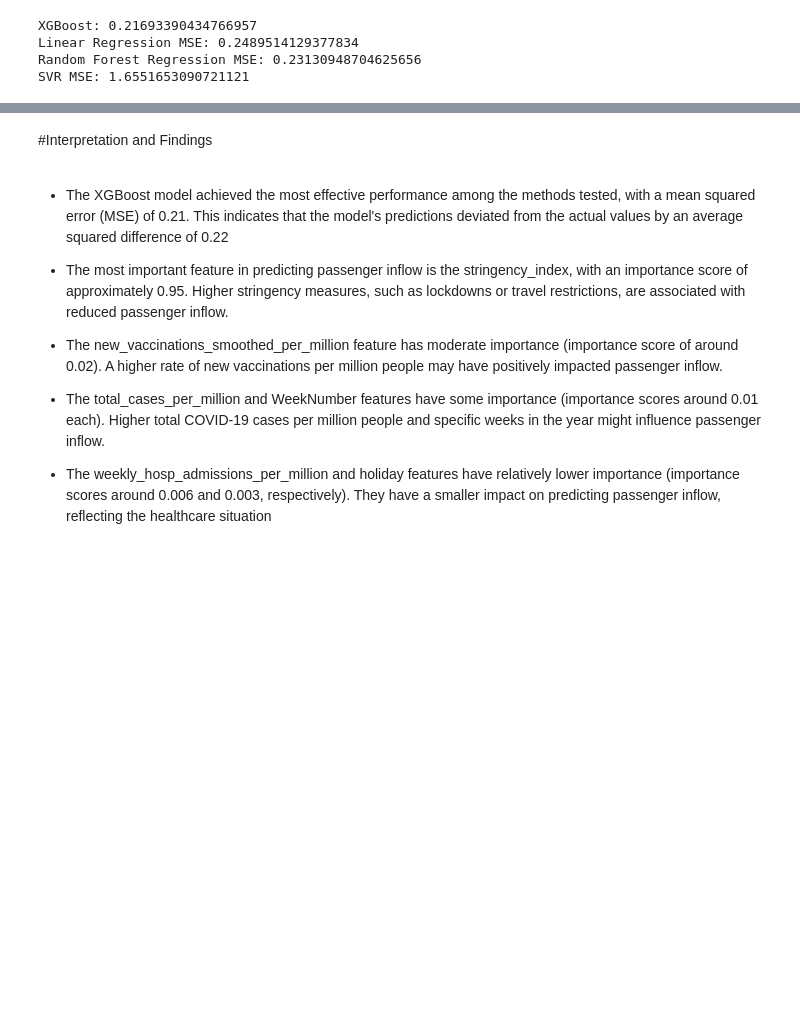
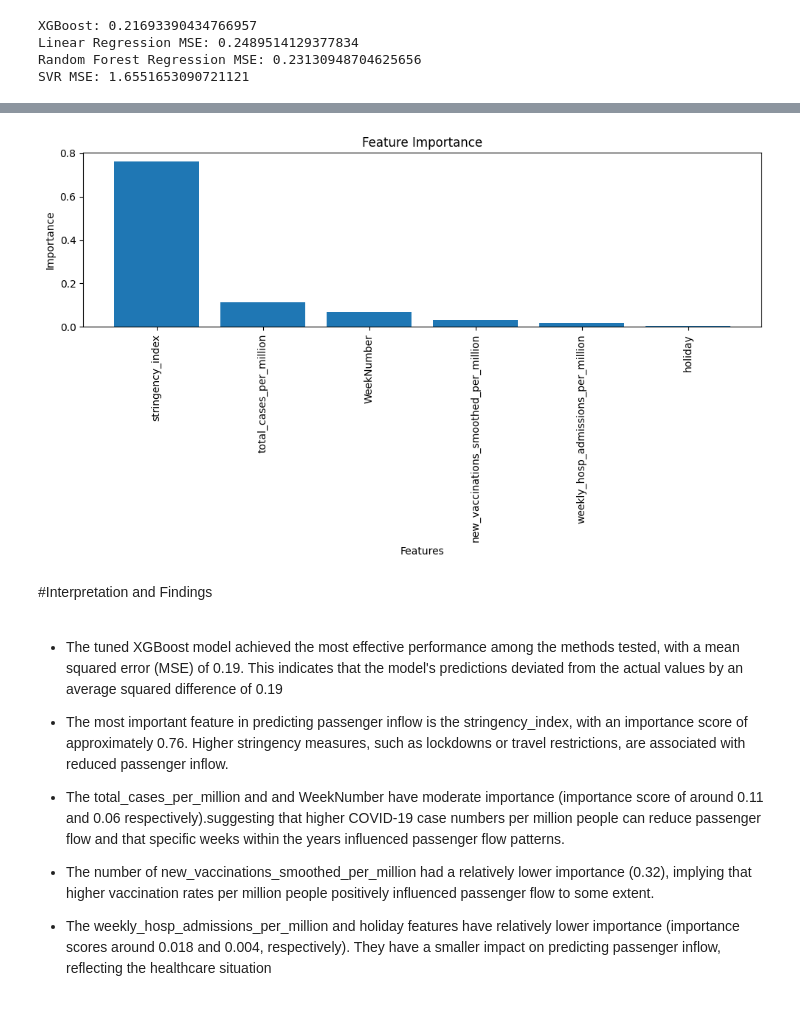
Before and after one commit to sashamongia/Airline-Pax-Traffic, a Jupyter notebook: Predicting_PassengerVolume_covid.ipynb, the cells around one changed output, grey strips where cells are left out. Saved outputs shown, nothing was run; the diff lists cells and outputs as text; code cells hidden in the pictures; blank space fills up the shorter version.

```diff
--- a/Predicting_PassengerVolume_covid.ipynb
+++ b/Predicting_PassengerVolume_covid.ipynb
@@ -663,0 +651,14 @@ Mean Squared Error: 0.22124381829343087
+# %%
+# Get the feature importances
+feature_importance = best_model.feature_importances_
+
+# Create a dictionary to store feature importance values
+feature_importance_dict = dict(zip(X_train.columns, feature_importance))
+
+# Sort the feature importance values in descending order
+sorted_feature_importance = sorted(feature_importance_dict.items(), key=lambda x: x[1], reverse=True)
+
+# Print the feature importance values
+print("Feature Importance:")
+for feature, importance in sorted_feature_importance:
+    print(f"{feature}: {importance}")
@@ -664,13 +673,32 @@ Mean Squared Error: 0.22124381829343087
+# %%
+# Create a dictionary to store feature importance values
+feature_importance_dict = dict(zip(X_train.columns, feature_importance))
+
+# Sort the feature importance values in descending order
+sorted_feature_importance = sorted(feature_importance_dict.items(), key=lambda x: x[1], reverse=True)
+
+# Extract feature names and importance values
+features, importance_values = zip(*sorted_feature_importance)
+
+# Create a bar plot
+plt.figure(figsize=(10, 6))
+plt.bar(range(len(features)), importance_values, align='center')
+plt.xticks(range(len(features)), features, rotation='vertical')
+plt.xlabel('Features')
+plt.ylabel('Importance')
+plt.title('Feature Importance')
+plt.tight_layout()
+plt.show()
+# %% [output]
+[figure, added]
 # %% [markdown]
 #Interpretation and Findings
 # %% [markdown]
-* The XGBoost model achieved the most effective performance among the
-methods tested, with a mean squared error (MSE) of 0.21. This indicates that the model's predictions deviated from the actual values by an average squared difference of 0.22
+* The tuned XGBoost model achieved the most effective performance among the methods tested, with a mean squared error (MSE) of 0.19. This indicates that the model's predictions deviated from the actual values by an average squared difference of 0.19
 
-* The most important feature in predicting passenger inflow is the stringency_index, with an importance score of approximately 0.95. Higher stringency measures, such as lockdowns or travel restrictions, are associated with reduced passenger inflow.
+* The most important feature in predicting passenger inflow is the stringency_index, with an importance score of approximately 0.76. Higher stringency measures, such as lockdowns or travel restrictions, are associated with reduced passenger inflow.
 
-* The new_vaccinations_smoothed_per_million feature has moderate importance (importance score of around 0.02). A higher rate of new vaccinations per million people may have positively impacted passenger inflow.
+* The total_cases_per_million and and WeekNumber have moderate importance (importance score of around 0.11 and 0.06 respectively).suggesting that higher COVID-19 case numbers per million people can reduce passenger flow and that specific weeks within the years influenced passenger flow patterns.
+* The number of new_vaccinations_smoothed_per_million had a relatively lower importance (0.32), implying that higher vaccination rates per million people positively influenced passenger flow to some extent.
 
-* The total_cases_per_million and WeekNumber features have some importance (importance scores around 0.01 each). Higher total COVID-19 cases per million people and specific weeks in the year might influence passenger inflow.
-
-* The weekly_hosp_admissions_per_million and holiday features have relatively lower importance (importance scores around 0.006 and 0.003, respectively). They have a smaller impact on predicting passenger inflow, reflecting the healthcare situation
+* The weekly_hosp_admissions_per_million and holiday features have relatively lower importance (importance scores around 0.018 and 0.004, respectively). They have a smaller impact on predicting passenger inflow, reflecting the healthcare situation
```
Also changed, not shown: parts of 12 cells of this notebook.
